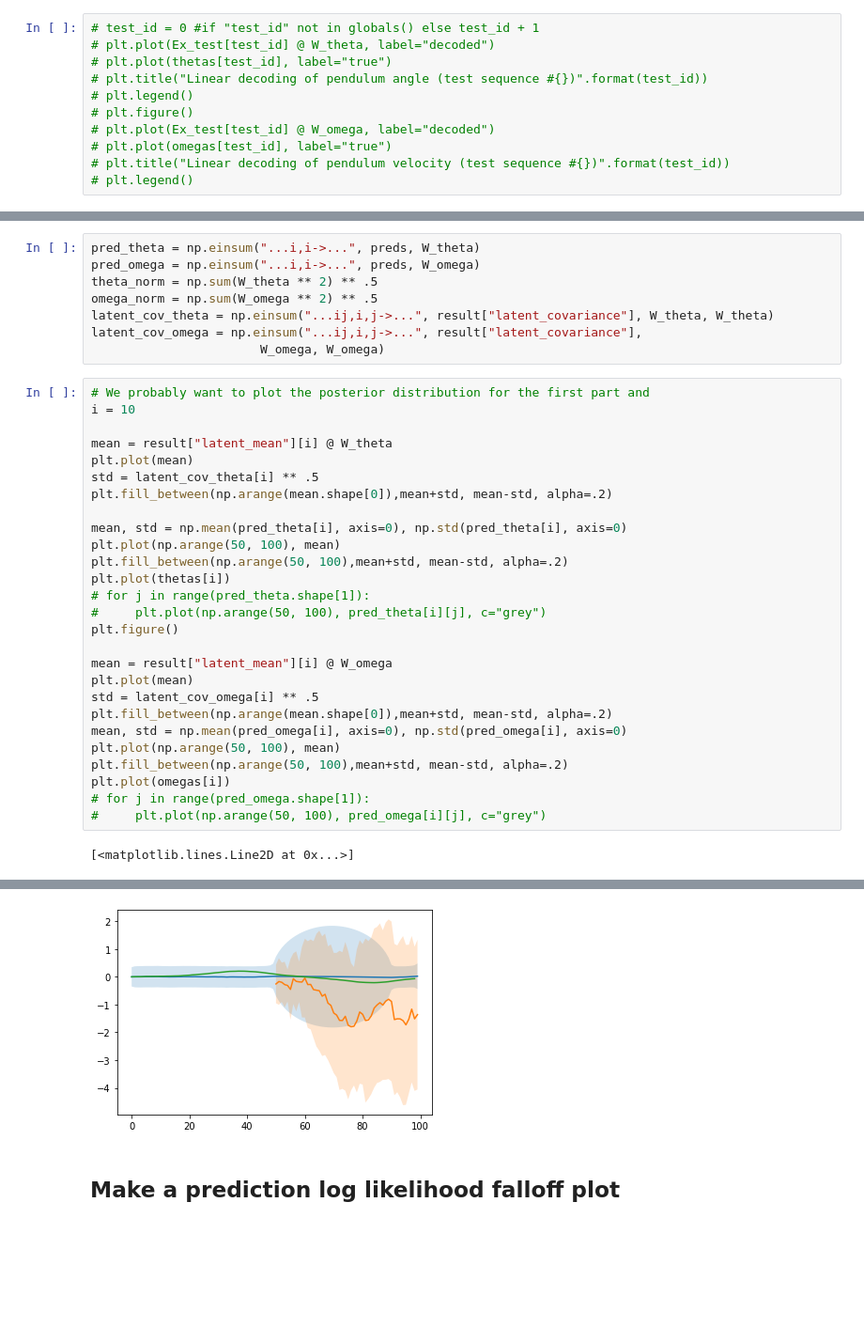
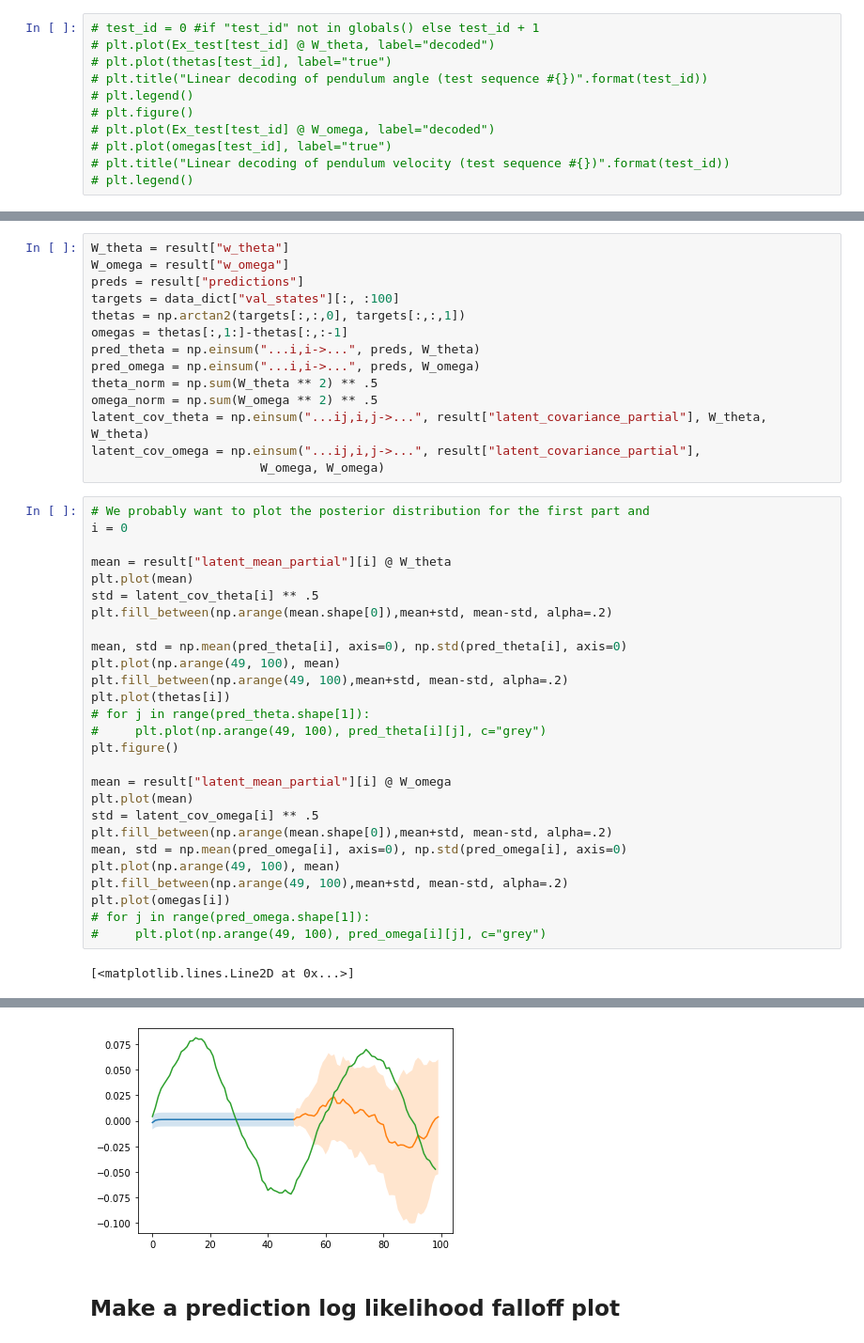
Before and after one commit to matthew9671/MattLab, a Jupyter notebook: Revisiting_SVAE_Refactor.ipynb, the cells around one changed output, grey strips where cells are left out. Shown at 94% size. Saved outputs shown, nothing was run; the diff lists cells and outputs as text; blank space fills up the shorter version.

```diff
--- a/Revisiting_SVAE_Refactor.ipynb
+++ b/Revisiting_SVAE_Refactor.ipynb
@@ -4866,37 +4860,43 @@ plt.plot(thetas[i])
 # %%
+W_theta = result["w_theta"]
+W_omega = result["w_omega"]
+preds = result["predictions"]
+targets = data_dict["val_states"][:, :100]
+thetas = np.arctan2(targets[:,:,0], targets[:,:,1])
+omegas = thetas[:,1:]-thetas[:,:-1]
 pred_theta = np.einsum("...i,i->...", preds, W_theta)
 pred_omega = np.einsum("...i,i->...", preds, W_omega)
 theta_norm = np.sum(W_theta ** 2) ** .5
 omega_norm = np.sum(W_omega ** 2) ** .5
-latent_cov_theta = np.einsum("...ij,i,j->...", result["latent_covariance"], W_theta, W_theta)
-latent_cov_omega = np.einsum("...ij,i,j->...", result["latent_covariance"],
+latent_cov_theta = np.einsum("...ij,i,j->...", result["latent_covariance_partial"], W_theta, W_theta)
+latent_cov_omega = np.einsum("...ij,i,j->...", result["latent_covariance_partial"],
                        W_omega, W_omega)
 # %%
 # We probably want to plot the posterior distribution for the first part and
-i = 10
+i = 0
 
-mean = result["latent_mean"][i] @ W_theta
+mean = result["latent_mean_partial"][i] @ W_theta
 plt.plot(mean)
 std = latent_cov_theta[i] ** .5
 plt.fill_between(np.arange(mean.shape[0]),mean+std, mean-std, alpha=.2)
 
 mean, std = np.mean(pred_theta[i], axis=0), np.std(pred_theta[i], axis=0)
-plt.plot(np.arange(50, 100), mean)
-plt.fill_between(np.arange(50, 100),mean+std, mean-std, alpha=.2)
+plt.plot(np.arange(49, 100), mean)
+plt.fill_between(np.arange(49, 100),mean+std, mean-std, alpha=.2)
 plt.plot(thetas[i])
 # for j in range(pred_theta.shape[1]):
-#     plt.plot(np.arange(50, 100), pred_theta[i][j], c="grey")
+#     plt.plot(np.arange(49, 100), pred_theta[i][j], c="grey")
 plt.figure()
 
-mean = result["latent_mean"][i] @ W_omega
+mean = result["latent_mean_partial"][i] @ W_omega
 plt.plot(mean)
 std = latent_cov_omega[i] ** .5
 plt.fill_between(np.arange(mean.shape[0]),mean+std, mean-std, alpha=.2)
 mean, std = np.mean(pred_omega[i], axis=0), np.std(pred_omega[i], axis=0)
-plt.plot(np.arange(50, 100), mean)
-plt.fill_between(np.arange(50, 100),mean+std, mean-std, alpha=.2)
+plt.plot(np.arange(49, 100), mean)
+plt.fill_between(np.arange(49, 100),mean+std, mean-std, alpha=.2)
 plt.plot(omegas[i])
 # for j in range(pred_omega.shape[1]):
-#     plt.plot(np.arange(50, 100), pred_omega[i][j], c="grey")
+#     plt.plot(np.arange(49, 100), pred_omega[i][j], c="grey")
 # %% [output]
 [<matplotlib.lines.Line2D at 0x...>]
@@ -4904,4 +4904,4 @@ plt.plot(omegas[i])
-[figure, old version]
+[figure, new version]
 # %% [markdown]
 ## Make a prediction log likelihood falloff plot
 # %%
```
Also changed, not shown: parts of 16 cells of this notebook.
